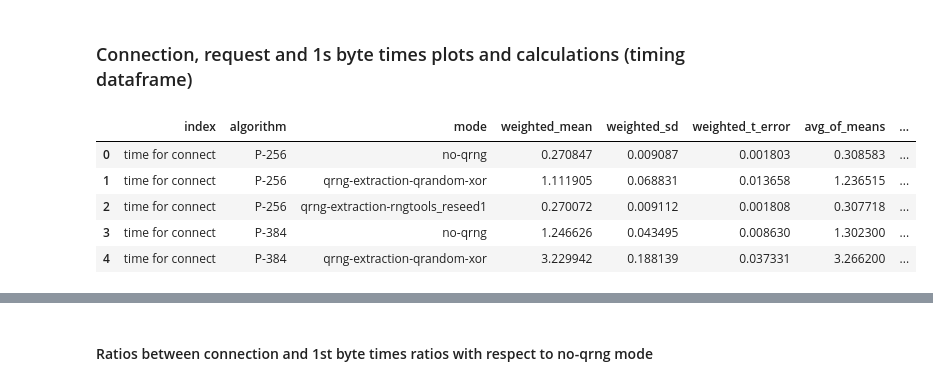
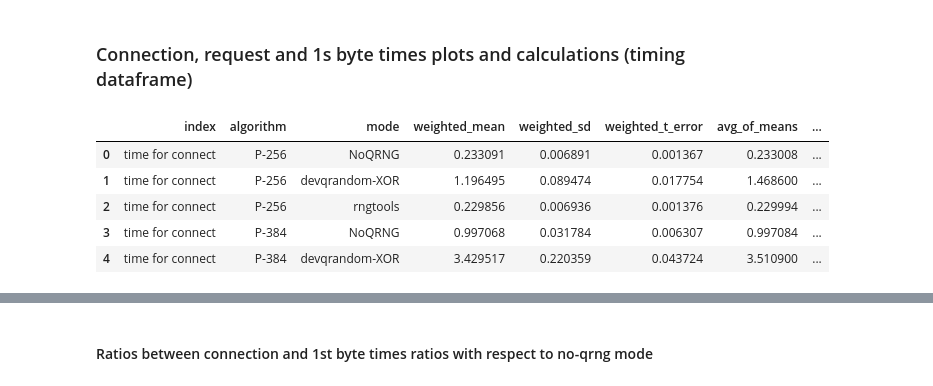
Before and after one commit to qursa-uc3m/quantis-qrng-tls-pq-bench, a Jupyter notebook: h2load-bench/data_analysis/data_analysis.ipynb, the cells around one changed output, grey strips where cells are left out. Saved outputs shown, nothing was run; the diff lists cells and outputs as text; code cells hidden in the pictures.

```diff
--- a/h2load-bench/data_analysis/data_analysis.ipynb
+++ b/h2load-bench/data_analysis/data_analysis.ipynb
@@ -12,3 +12,11 @@ from data_processing.functions import combine_summary_dataframes
+# %%
+MODE_NAME_CHANGES = {
+    "qrng-extraction-qlib": "QuantisLibraries",
+    "qrng-extraction-qlib-xor": "QuantisLibraries-XOR",
+    "qrng-extraction-qrandom": "devqrandom",
+    "qrng-extraction-qrandom-xor": "devqrandom-XOR",
+    "no-qrng": "NoQRNG",
+    "qrng-extraction-rngtools_reseed1": "rngtools",}
 # %% [markdown]
 ### Some functions definitions
 # %% [markdown]
@@ -494,16 +353,18 @@ def combine_timing_dataframes(n_clients, n_requests, modes_list, n_runs=10, erro
 # %%
+IS_REVIEW = True
 n_clients = 1000
 n_requests = 1000
 timing_modes_list = ["qrng-extraction-qrandom-xor", "qrng-extraction-rngtools_reseed1", "no-qrng"]
-timing_df_all, timing_df_all_reqs  = combine_timing_dataframes(n_clients, n_requests, timing_modes_list, n_runs=100, error_calculation_method=get_stats)
+timing_df_all, timing_df_all_reqs  = combine_timing_dataframes(n_clients, n_requests, timing_modes_list, n_runs=100, error_calculation_method=get_stats, is_review=IS_REVIEW)
+timing_df_all['mode'] = timing_df_all['mode'].map(MODE_NAME_CHANGES)
 timing_df_all.head()
 # %% [output]
 |  | index | algorithm | mode | weighted_mean | weighted_sd | weighted_t_error | avg_of_means | ... |
-| 0 | time for connect | P-256 | no-qrng | 0.270847 | 0.009087 | 0.001803 | 0.308583 | ... |
-| 1 | time for connect | P-256 | qrng-extraction-qrandom-xor | 1.111905 | 0.068831 | 0.013658 | 1.236515 | ... |
-| 2 | time for connect | P-256 | qrng-extraction-rngtools_reseed1 | 0.270072 | 0.009112 | 0.001808 | 0.307718 | ... |
-| 3 | time for connect | P-384 | no-qrng | 1.246626 | 0.043495 | 0.008630 | 1.302300 | ... |
-| 4 | time for connect | P-384 | qrng-extraction-qrandom-xor | 3.229942 | 0.188139 | 0.037331 | 3.266200 | ... |
+| 0 | time for connect | P-256 | NoQRNG | 0.233091 | 0.006891 | 0.001367 | 0.233008 | ... |
+| 1 | time for connect | P-256 | devqrandom-XOR | 1.196495 | 0.089474 | 0.017754 | 1.468600 | ... |
+| 2 | time for connect | P-256 | rngtools | 0.229856 | 0.006936 | 0.001376 | 0.229994 | ... |
+| 3 | time for connect | P-384 | NoQRNG | 0.997068 | 0.031784 | 0.006307 | 0.997084 | ... |
+| 4 | time for connect | P-384 | devqrandom-XOR | 3.429517 | 0.220359 | 0.043724 | 3.510900 | ... |
 # %%
 def plot_connection_times(input_df, mean_column="weighted_mean", sd_column="weighted_t_error", n_clients=None, n_requests=None, plot_tilte="connection_times.png"):
 
```
Also changed, not shown: parts of 18 cells of this notebook, 2 other files.
